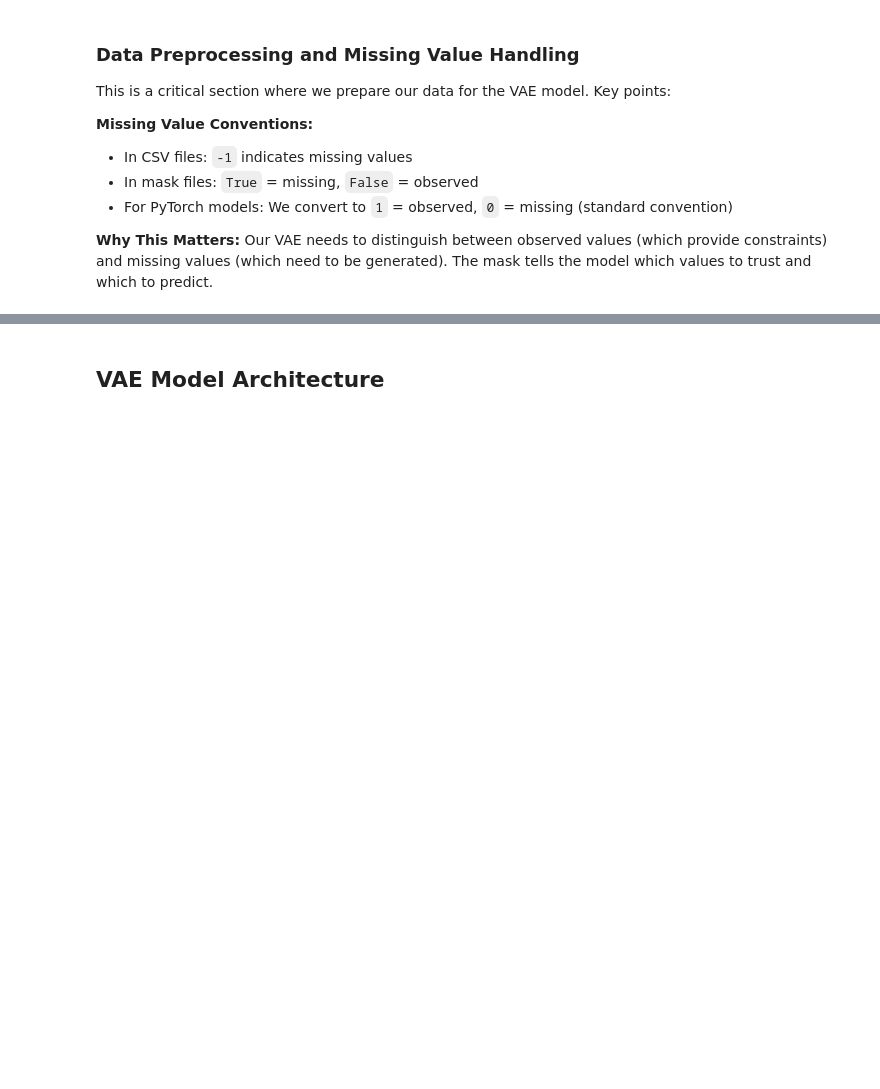
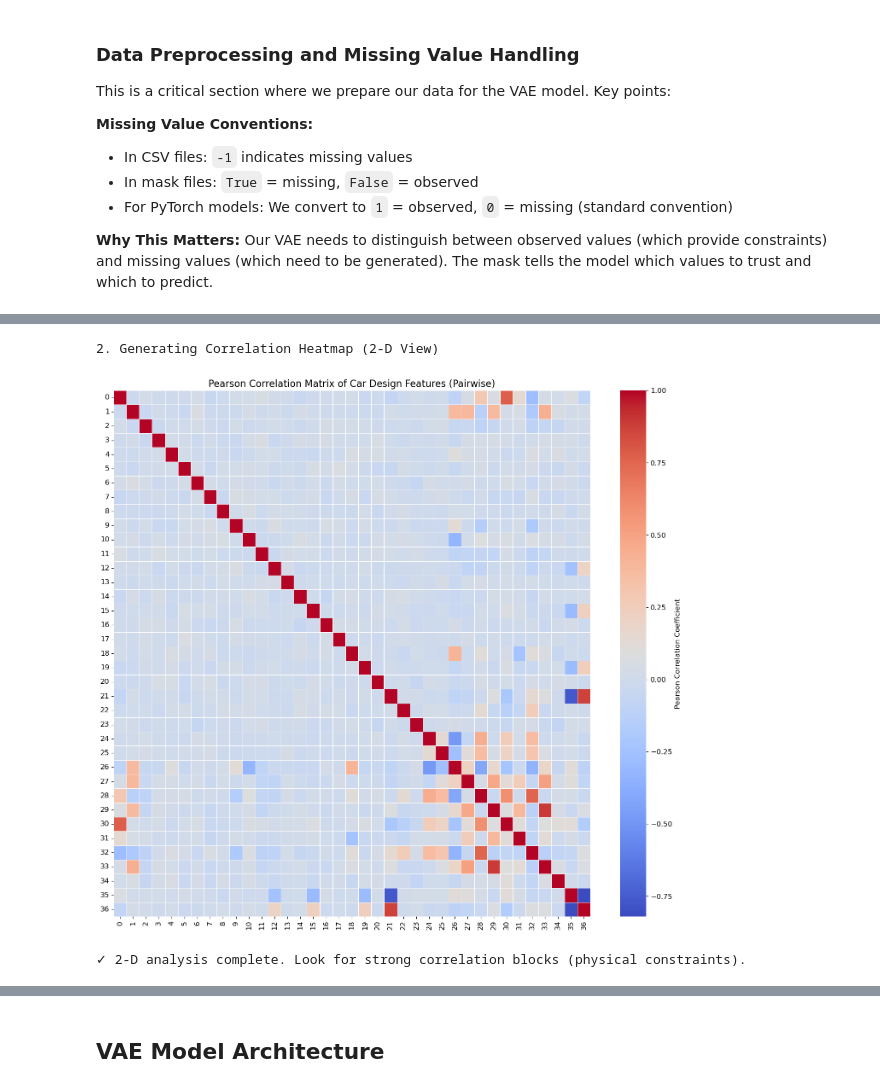
Before and after one commit to cmapeli/2155-CP3, a Jupyter notebook: 2_155_Fall_25_CP3_Starter_Notebook.ipynb, the cells around one changed output, grey strips where cells are left out. Saved outputs shown, nothing was run; the diff lists cells and outputs as text; code cells hidden in the pictures; blank space fills up the shorter version.

```diff
--- a/2_155_Fall_25_CP3_Starter_Notebook.ipynb
+++ b/2_155_Fall_25_CP3_Starter_Notebook.ipynb
@@ -222,0 +445,34 @@ Our VAE needs to distinguish between observed values (which provide constraints)
+# %%
+
+# ==============================================================================
+# 2. CORRELATION ANALYSIS (The 2-D View)
+# ==============================================================================
+
+print("\n2. Generating Correlation Heatmap (2-D View)")
+X_train_original = transformed_data_np.copy()
+X_train_original_df = pd.DataFrame(X_train_original)
+X_train_NaN = X_train_original_df.replace(-1.0, np.nan)
+
+# Use the DataFrame with NaN for robust pairwise correlation (only uses non-missing pairs)
+correlation_matrix = X_train_NaN.corr(method='pearson')
+
+plt.figure(figsize=(18, 16))
+# Create the heatmap
+sns.heatmap(
+    correlation_matrix,
+    annot=False,  # Set to True to display values, but often too cluttered for 25 features
+    cmap='coolwarm',
+    fmt=".2f",
+    linewidths=.5,
+    cbar_kws={'label': 'Pearson Correlation Coefficient'}
+)
+plt.title('Pearson Correlation Matrix of Car Design Features (Pairwise)', fontsize=16)
+plt.xticks(rotation=90)
+plt.yticks(rotation=0)
+plt.show()
+
+print("✓ 2-D analysis complete. Look for strong correlation blocks (physical constraints).")
+# %% [output]
+2. Generating Correlation Heatmap (2-D View)
+[figure, added]
+✓ 2-D analysis complete. Look for strong correlation blocks (physical constraints).
```
Also changed, not shown: parts of 13 cells of this notebook, 2 other files.
